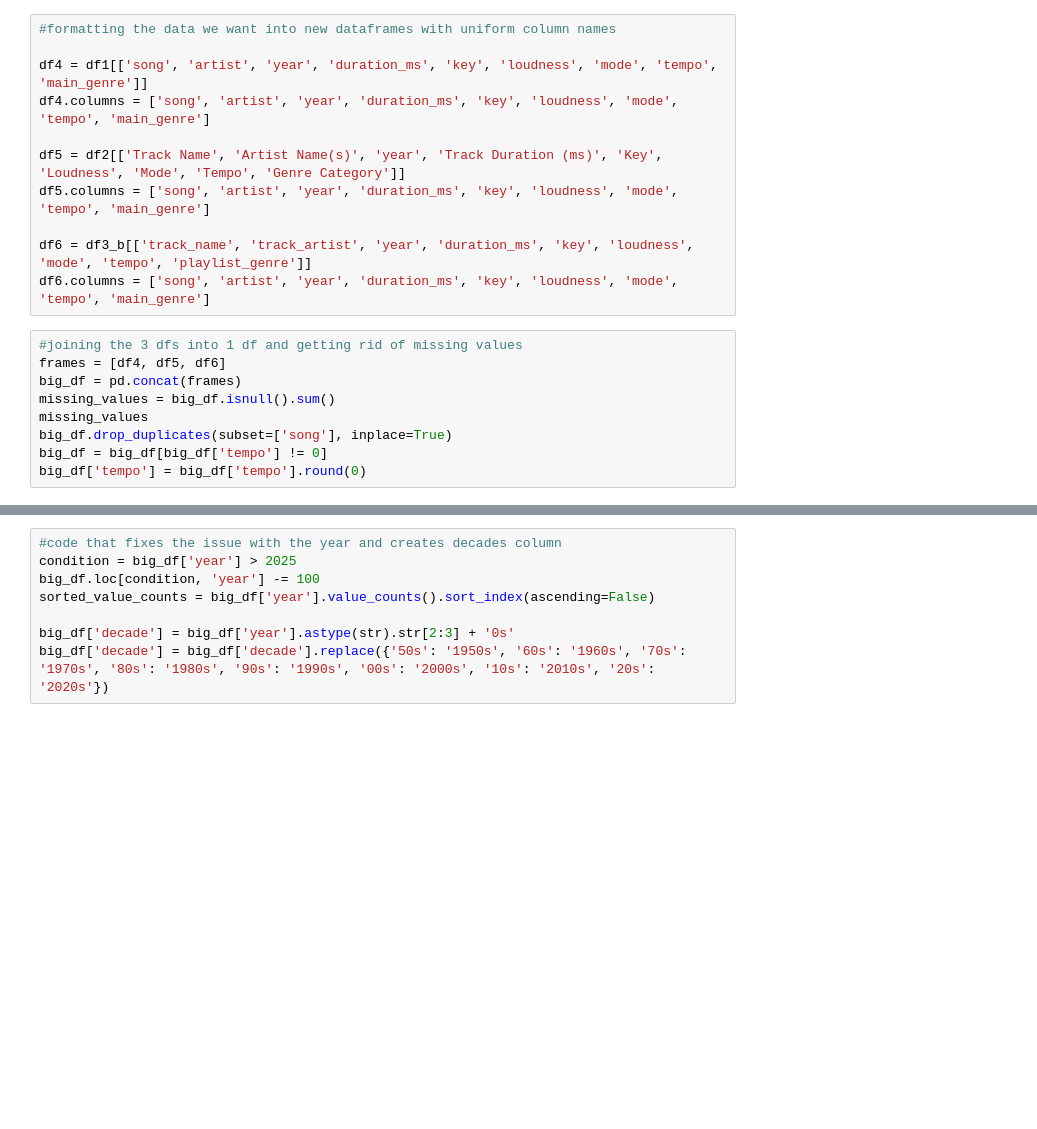
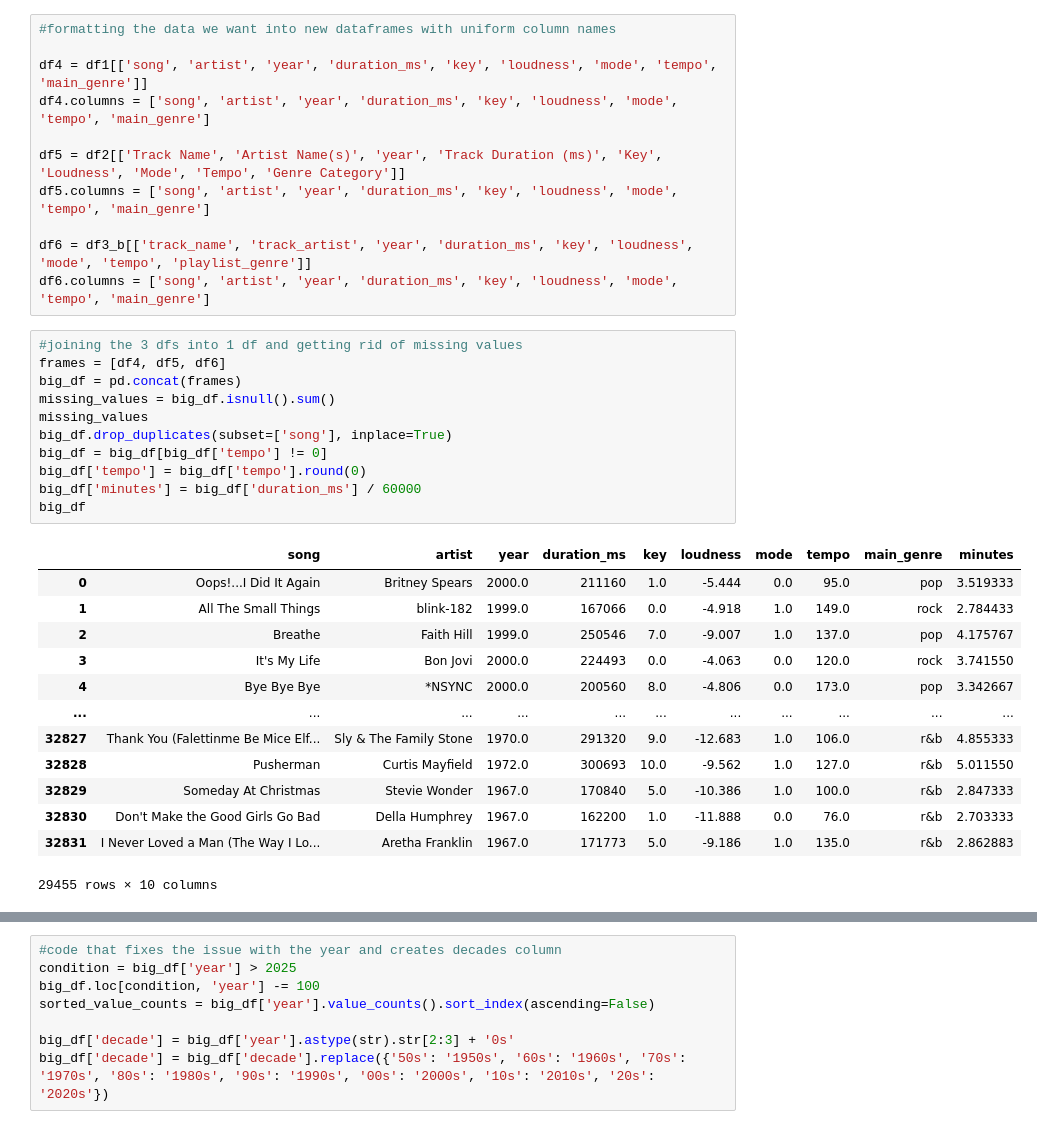
Before and after one commit to tmartabano/Project-for-Data-Munging, a Jupyter notebook: Final_Project_Data(new).ipynb, the cells around one changed output, grey strips where cells are left out. Cells and saved outputs as stored; diff of their text form; blank space fills up the shorter version.

```diff
--- a/Final_Project_Data(new).ipynb
+++ b/Final_Project_Data(new).ipynb
@@ -87,10 +87,26 @@ df6.columns = ['song', 'artist', 'year', 'duration_ms', 'key', 'loudness', 'mode
 # %%
 #joining the 3 dfs into 1 df and getting rid of missing values
 frames = [df4, df5, df6]
 big_df = pd.concat(frames)
 missing_values = big_df.isnull().sum()
 missing_values
 big_df.drop_duplicates(subset=['song'], inplace=True)
 big_df = big_df[big_df['tempo'] != 0]
 big_df['tempo'] = big_df['tempo'].round(0)
+big_df['minutes'] = big_df['duration_ms'] / 60000
+big_df
+# %% [output]
+|  | song | artist | year | duration_ms | key | loudness | mode | tempo | main_genre | minutes |
+| 0 | Oops!...I Did It Again | Britney Spears | 2000.0 | 211160 | 1.0 | -5.444 | 0.0 | 95.0 | pop | 3.519333 |
+| 1 | All The Small Things | blink-182 | 1999.0 | 167066 | 0.0 | -4.918 | 1.0 | 149.0 | rock | 2.784433 |
+| 2 | Breathe | Faith Hill | 1999.0 | 250546 | 7.0 | -9.007 | 1.0 | 137.0 | pop | 4.175767 |
+| 3 | It's My Life | Bon Jovi | 2000.0 | 224493 | 0.0 | -4.063 | 0.0 | 120.0 | rock | 3.741550 |
+| 4 | Bye Bye Bye | *NSYNC | 2000.0 | 200560 | 8.0 | -4.806 | 0.0 | 173.0 | pop | 3.342667 |
+| ... | ... | ... | ... | ... | ... | ... | ... | ... | ... | ... |
+| 32827 | Thank You (Falettinme Be Mice Elf... | Sly & The Family Stone | 1970.0 | 291320 | 9.0 | -12.683 | 1.0 | 106.0 | r&b | 4.855333 |
+| 32828 | Pusherman | Curtis Mayfield | 1972.0 | 300693 | 10.0 | -9.562 | 1.0 | 127.0 | r&b | 5.011550 |
+| 32829 | Someday At Christmas | Stevie Wonder | 1967.0 | 170840 | 5.0 | -10.386 | 1.0 | 100.0 | r&b | 2.847333 |
+| 32830 | Don't Make the Good Girls Go Bad | Della Humphrey | 1967.0 | 162200 | 1.0 | -11.888 | 0.0 | 76.0 | r&b | 2.703333 |
+| 32831 | I Never Loved a Man (The Way I Lo... | Aretha Franklin | 1967.0 | 171773 | 5.0 | -9.186 | 1.0 | 135.0 | r&b | 2.862883 |
+29455 rows × 10 columns
 # %%
```
Also changed, not shown: parts of 6 cells of this notebook, 1 other file.
